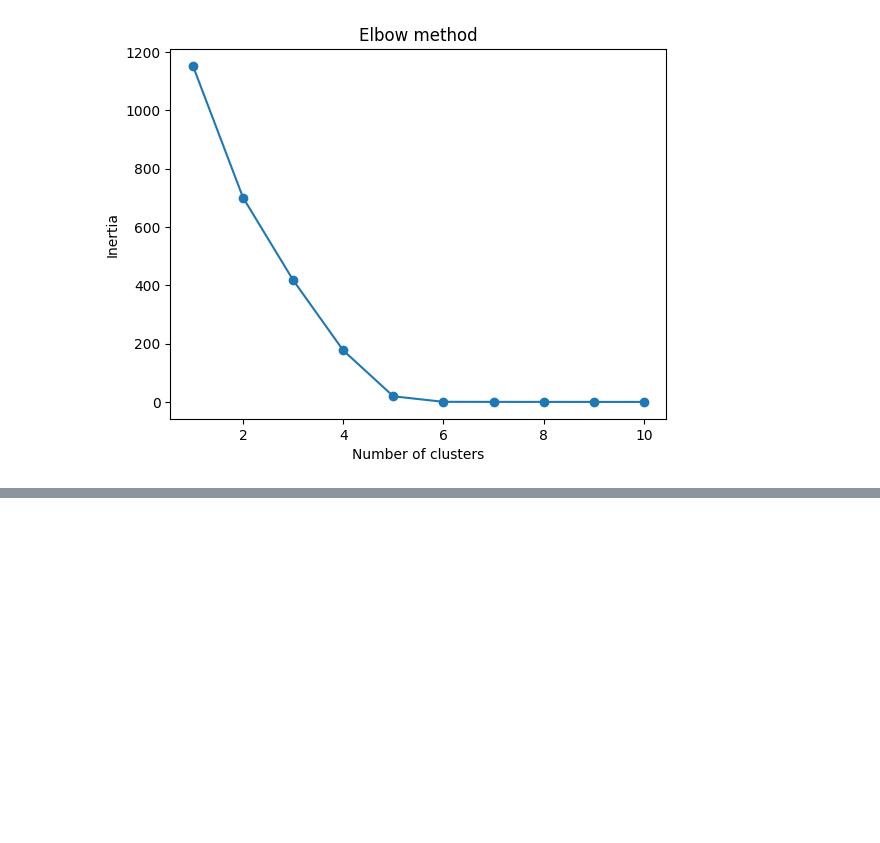
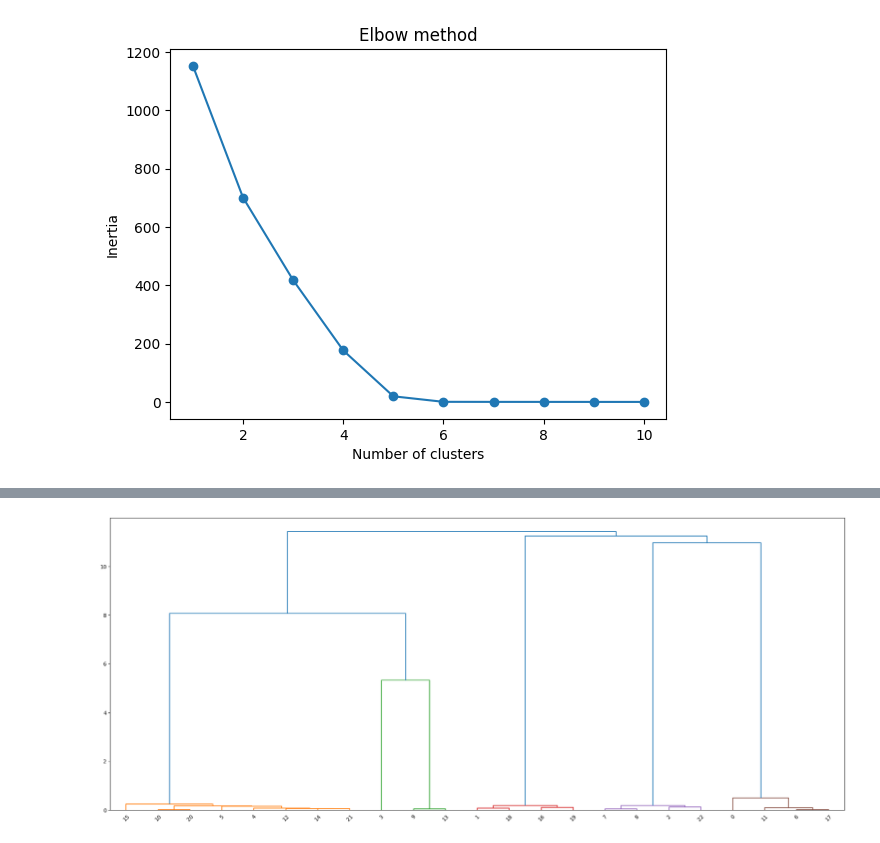
Before and after one commit to fif911/evolutionary_algorithms, a Jupyter notebook: similarity.ipynb, the cells around one changed output, grey strips where cells are left out. Drawn from its saved outputs; the diff is of its cells as text; code cells hidden in the pictures; blank space fills up the shorter version.

Commit message:
hierarchical clustering

```diff
--- a/similarity.ipynb
+++ b/similarity.ipynb
@@ -77,0 +78,10 @@ plt.show()
+# %%
+from scipy.cluster.hierarchy import dendrogram, linkage, fcluster
+from scipy.spatial.distance import squareform, pdist
+
+dists = pdist(solutions)
+linkage_matrix = linkage(dists, 'single')
+fig = plt.figure(figsize=(25, 10))
+dn = dendrogram(linkage_matrix)
+# %% [output]
+[figure, added]
```
Also changed, not shown: parts of 1 cell of this notebook.
